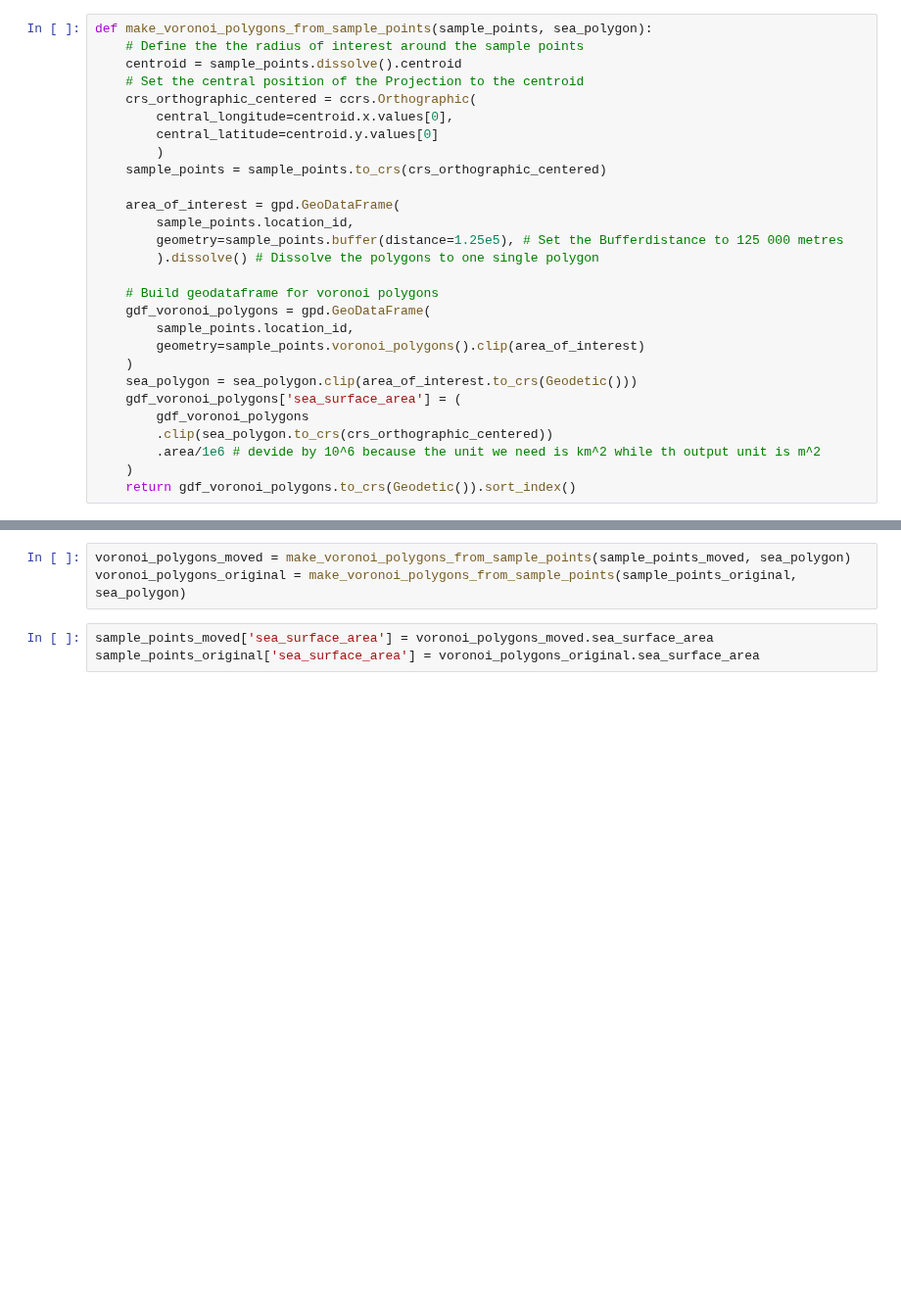
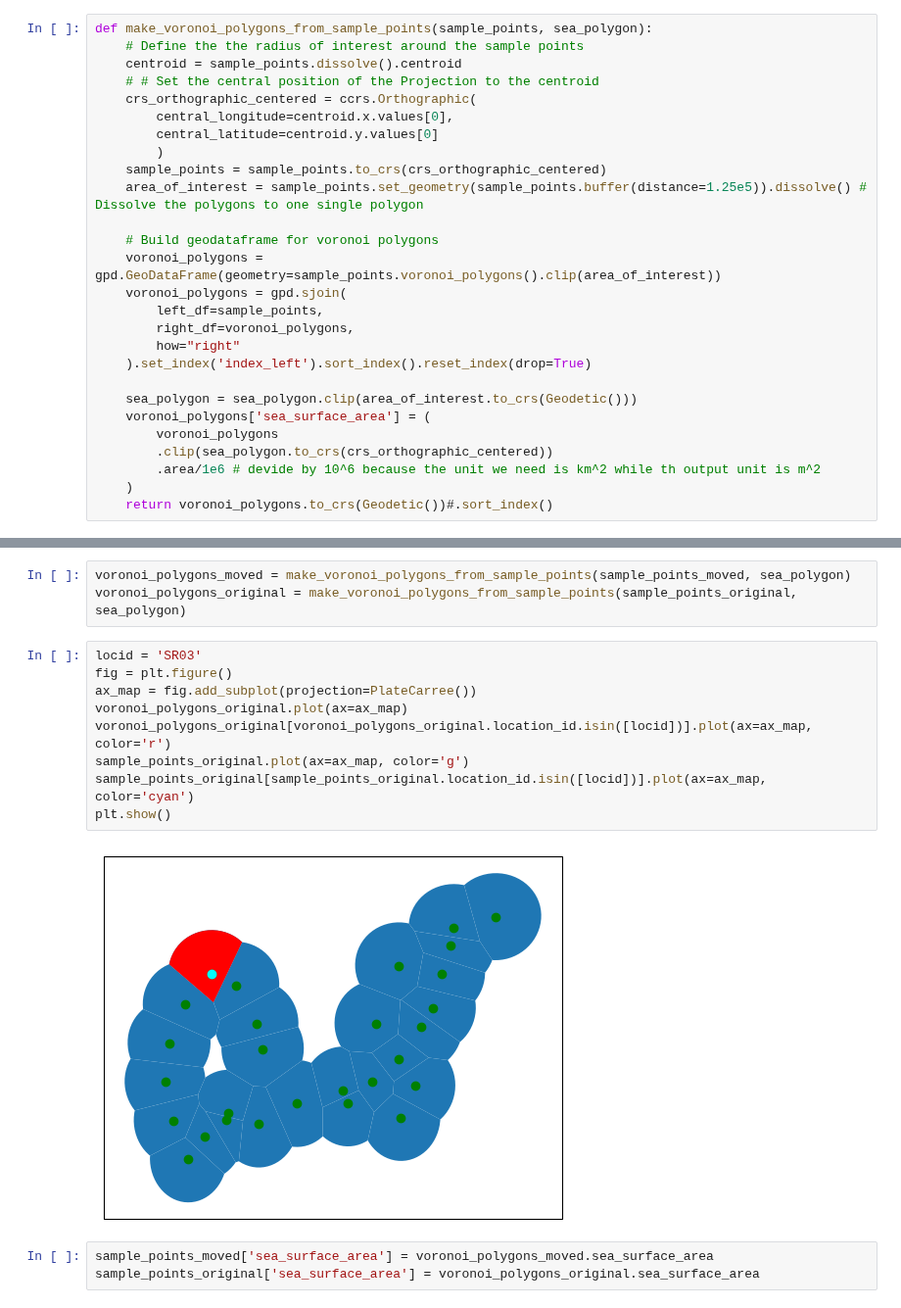
Before and after one commit to geomar-od-lagrange/2025_copepods, a Jupyter notebook: notebooks/VoronoiPolygons.ipynb, the cells around one changed output, grey strips where cells are left out. Shown at 98% size. Drawn from its saved outputs; the diff is of its cells as text; blank space fills up the shorter version.

Commit message:
Fixed wrong sorting of voronoi polygon IDs

```diff
--- a/notebooks/VoronoiPolygons.ipynb
+++ b/notebooks/VoronoiPolygons.ipynb
@@ -107,36 +107,46 @@ sea_polygon = gpd.GeoDataFrame(geometry=polygon, crs=Geodetic())
 def make_voronoi_polygons_from_sample_points(sample_points, sea_polygon):
     # Define the the radius of interest around the sample points
     centroid = sample_points.dissolve().centroid
-    # Set the central position of the Projection to the centroid
+    # # Set the central position of the Projection to the centroid
     crs_orthographic_centered = ccrs.Orthographic(
         central_longitude=centroid.x.values[0],
         central_latitude=centroid.y.values[0]
         )
     sample_points = sample_points.to_crs(crs_orthographic_centered)
-
-    area_of_interest = gpd.GeoDataFrame(
-        sample_points.location_id,
-        geometry=sample_points.buffer(distance=1.25e5), # Set the Bufferdistance to 125 000 metres
-        ).dissolve() # Dissolve the polygons to one single polygon
+    area_of_interest = sample_points.set_geometry(sample_points.buffer(distance=1.25e5)).dissolve() # Dissolve the polygons to one single polygon
 
     # Build geodataframe for voronoi polygons
-    gdf_voronoi_polygons = gpd.GeoDataFrame(
-        sample_points.location_id,
-        geometry=sample_points.voronoi_polygons().clip(area_of_interest)
-    )
+    voronoi_polygons = gpd.GeoDataFrame(geometry=sample_points.voronoi_polygons().clip(area_of_interest))
+    voronoi_polygons = gpd.sjoin(
+        left_df=sample_points,
+        right_df=voronoi_polygons,
+        how="right"
+    ).set_index('index_left').sort_index().reset_index(drop=True)
+
     sea_polygon = sea_polygon.clip(area_of_interest.to_crs(Geodetic()))
-    gdf_voronoi_polygons['sea_surface_area'] = (
-        gdf_voronoi_polygons
+    voronoi_polygons['sea_surface_area'] = (
+        voronoi_polygons
         .clip(sea_polygon.to_crs(crs_orthographic_centered))
         .area/1e6 # devide by 10^6 because the unit we need is km^2 while th output unit is m^2
     )
-    return gdf_voronoi_polygons.to_crs(Geodetic()).sort_index()
+    return voronoi_polygons.to_crs(Geodetic())#.sort_index()
 # %%
 sample_points_original = gdf_sample_points.drop([8, 7]).set_index('order').reset_index(drop=True)
 sample_points_moved = gdf_sample_points.drop([28, 29]).set_index('order').reset_index(drop=True)
 # %%
 voronoi_polygons_moved = make_voronoi_polygons_from_sample_points(sample_points_moved, sea_polygon)
 voronoi_polygons_original = make_voronoi_polygons_from_sample_points(sample_points_original, sea_polygon)
+# %%
+locid = 'SR03'
+fig = plt.figure()
+ax_map = fig.add_subplot(projection=PlateCarree())
+voronoi_polygons_original.plot(ax=ax_map)
+voronoi_polygons_original[voronoi_polygons_original.location_id.isin([locid])].plot(ax=ax_map, color='r')
+sample_points_original.plot(ax=ax_map, color='g')
+sample_points_original[sample_points_original.location_id.isin([locid])].plot(ax=ax_map, color='cyan')
+plt.show()
+# %% [output]
+[figure, added]
 # %%
 sample_points_moved['sea_surface_area'] = voronoi_polygons_moved.sea_surface_area
 sample_points_original['sea_surface_area'] = voronoi_polygons_original.sea_surface_area
```
